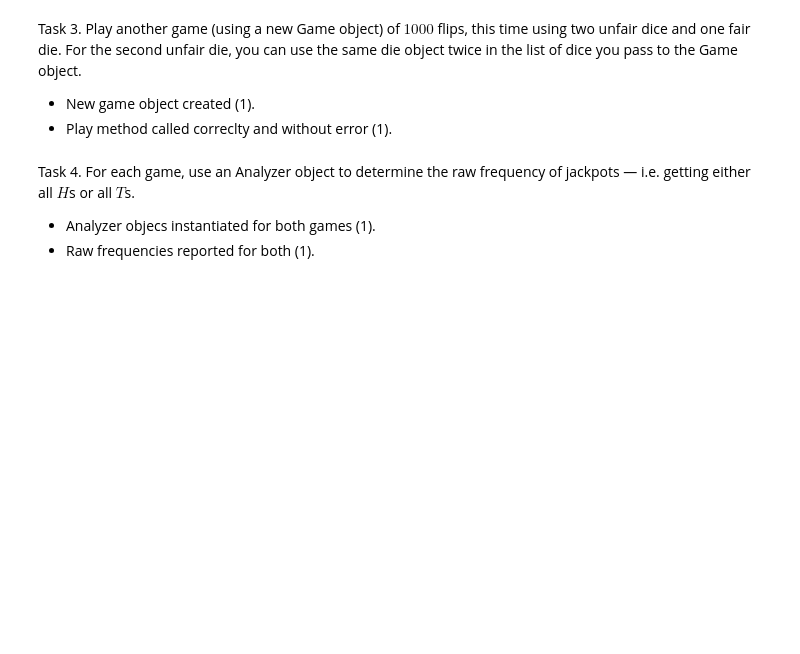
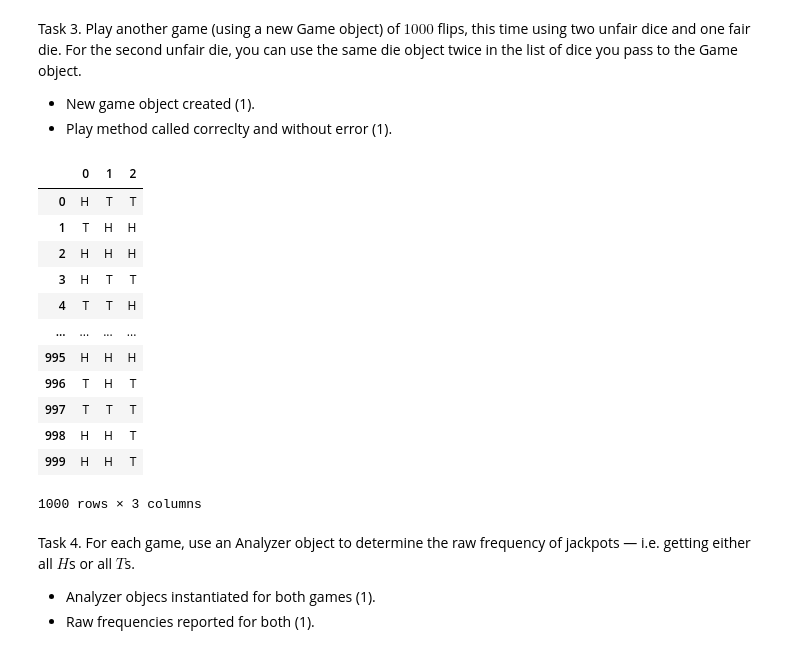
Before and after one commit to Niarfe/DS5100-dpy8wq, a Jupyter notebook: lessons/project/DS51200_FinalProjectTemplate.ipynb, the cells around one changed output. Saved outputs shown, nothing was run; the diff lists cells and outputs as text; code cells hidden in the pictures; blank space fills up the shorter version.

```diff
--- a/lessons/project/DS51200_FinalProjectTemplate.ipynb
+++ b/lessons/project/DS51200_FinalProjectTemplate.ipynb
@@ -108,3 +113,7 @@ Task 1. Create a fair coin (with faces $H$ and $T$) and one unfair coin in which
+# %%
+fair_coin = Die(np.array(['H','T'], dtype='object'))
+unfair_coin = Die(np.array(['H','T'], dtype='object'))
+unfair_coin.update_weight('T', 5)
 # %% [markdown]
 Task 2. Play a game of $1000$ flips with two fair dice.
 
@@ -114,6 +140,23 @@ Task 3. Play another game (using a new Game object) of $1000$ flips, this time u
 
 - New game object created (1).
 - Play method called correclty and without error (1).
+# %%
+game_uuf = Game([unfair_coin, unfair_coin, fair_coin])
+game_uuf.play(1000)
+# %% [output]
+|  | 0 | 1 | 2 |
+| 0 | H | T | T |
+| 1 | T | H | H |
+| 2 | H | H | H |
+| 3 | H | T | T |
+| 4 | T | T | H |
+| ... | ... | ... | ... |
+| 995 | H | H | H |
+| 996 | T | H | T |
+| 997 | T | T | T |
+| 998 | H | H | T |
+| 999 | H | H | T |
+1000 rows × 3 columns
 # %% [markdown]
 Task 4. For each game, use an Analyzer object to determine the raw frequency of jackpots — i.e. getting either all $H$s or all $T$s.
 
```
Also changed, not shown: parts of 11 cells of this notebook, 3 other files.
